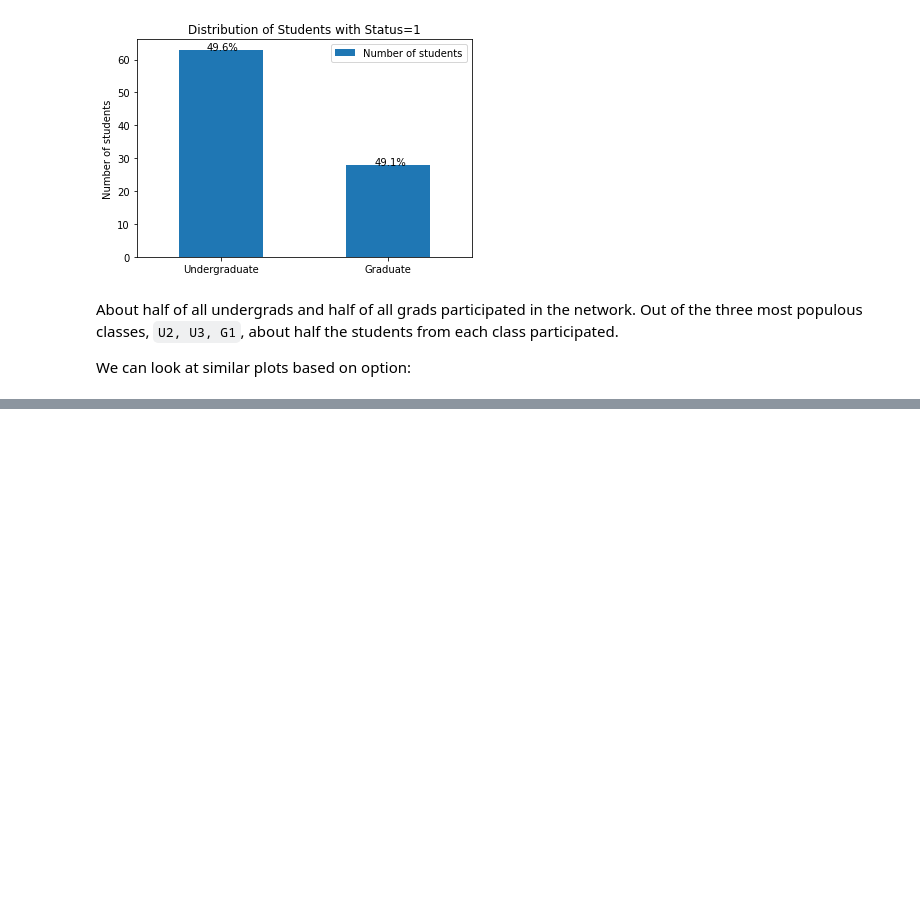
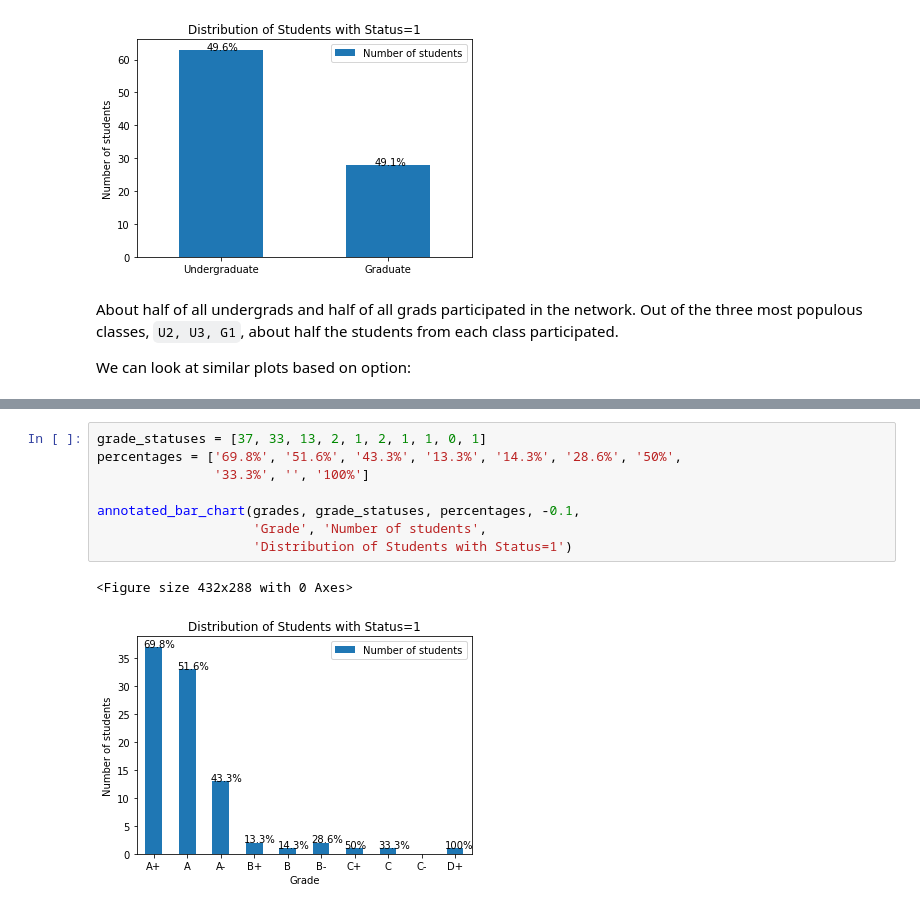
Before and after one commit to amandaliusa/piazza-network-analysis, a Jupyter notebook: visualizations_p_nodes_status.ipynb, the cells around one changed output, grey strips where cells are left out. Drawn from its saved outputs; the diff is of its cells as text; blank space fills up the shorter version.

Commit message:
finish status visualizations

```diff
--- a/visualizations_p_nodes_status.ipynb
+++ b/visualizations_p_nodes_status.ipynb
@@ -402,0 +179,11 @@ Modified from `visualizations_p_nodes_bar.py` by Amanda Li.
+# %%
+grade_statuses = [37, 33, 13, 2, 1, 2, 1, 1, 0, 1]
+percentages = ['69.8%', '51.6%', '43.3%', '13.3%', '14.3%', '28.6%', '50%',
+               '33.3%', '', '100%']
+
+annotated_bar_chart(grades, grade_statuses, percentages, -0.1,
+                    'Grade', 'Number of students',
+                    'Distribution of Students with Status=1')
+# %% [output]
+<Figure size 432x288 with 0 Axes>
+[figure, added]
```
Also changed, not shown: parts of 57 cells of this notebook.
